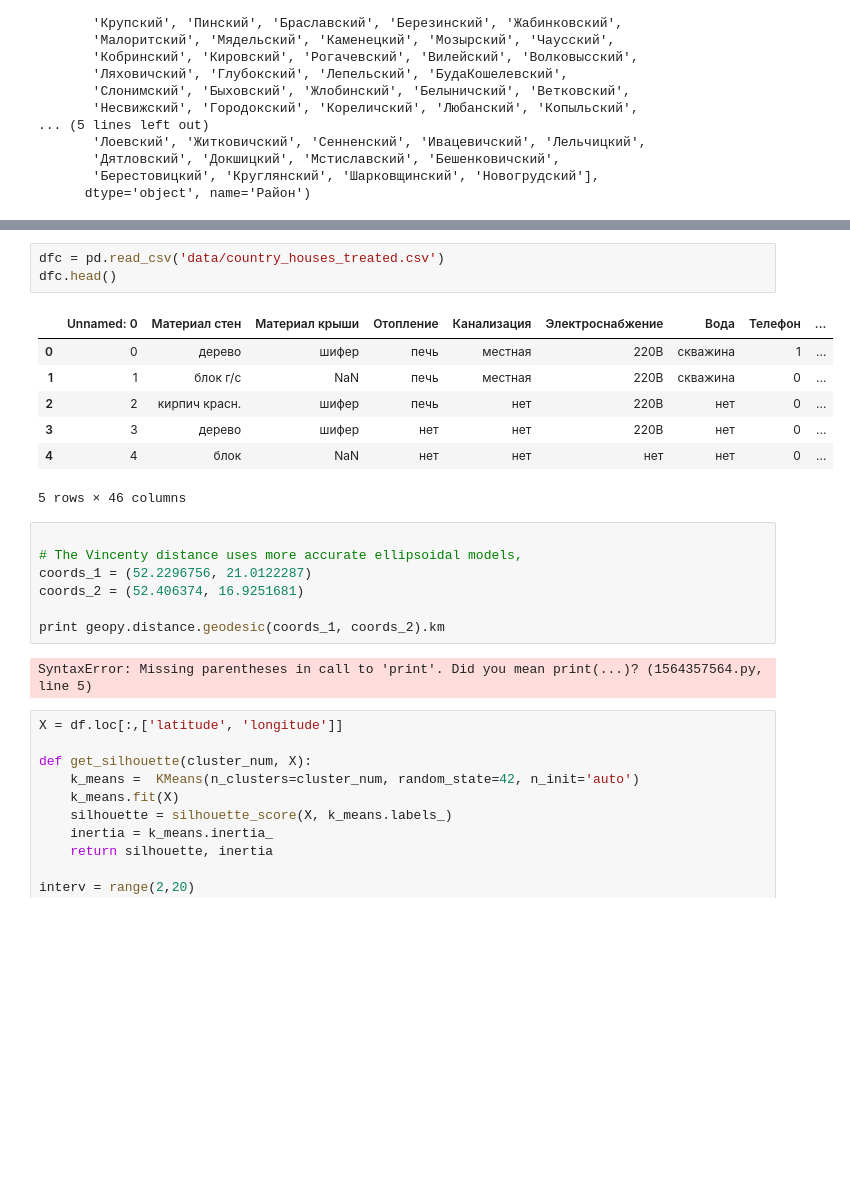
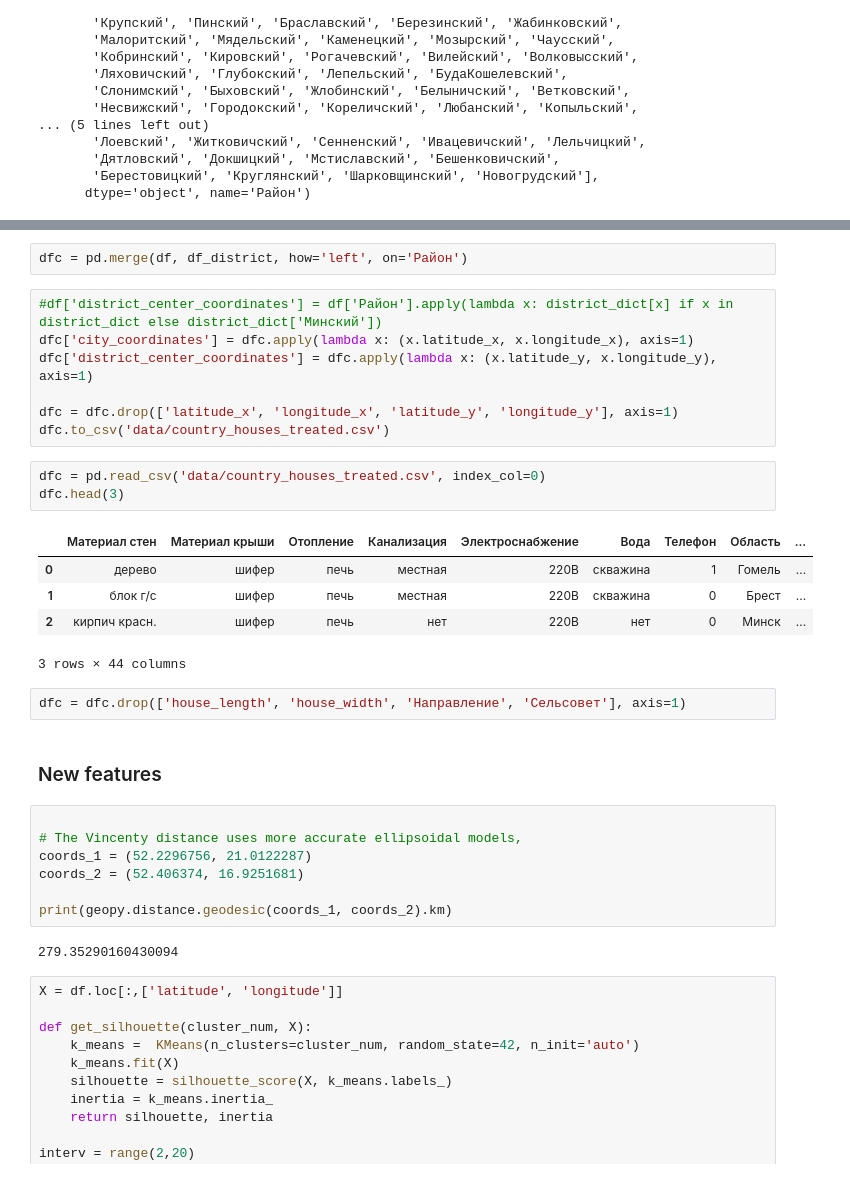
Before and after one commit to ssiarhei115/CountryHouse-price-prediction, a Jupyter notebook: code.ipynb, the cells around one changed output, grey strips where cells are left out. Saved outputs shown, nothing was run; the diff lists cells and outputs as text; blank space fills up the shorter version.

```diff
--- a/code.ipynb
+++ b/code.ipynb
@@ -653,23 +652,34 @@ df.to_csv('data/country_houses_treated2.csv')
+# %%
+dfc = pd.merge(df, df_district, how='left', on='Район')
+# %%
+#df['district_center_coordinates'] = df['Район'].apply(lambda x: district_dict[x] if x in district_dict else district_dict['Минский'])
+dfc['city_coordinates'] = dfc.apply(lambda x: (x.latitude_x, x.longitude_x), axis=1)
+dfc['district_center_coordinates'] = dfc.apply(lambda x: (x.latitude_y, x.longitude_y), axis=1)
+
+dfc = dfc.drop(['latitude_x', 'longitude_x', 'latitude_y', 'longitude_y'], axis=1)
+dfc.to_csv('data/country_houses_treated.csv')
 # %%
-dfc = pd.read_csv('data/country_houses_treated.csv')
-dfc.head()
+dfc = pd.read_csv('data/country_houses_treated.csv', index_col=0)
+dfc.head(3)
 # %% [output]
-|  | Unnamed: 0 | Материал стен | Материал крыши | Отопление | Канализация | Электроснабжение | Вода | Телефон | ... |
-| 0 | 0 | дерево | шифер | печь | местная | 220В | скважина | 1 | ... |
-| 1 | 1 | блок г/с | NaN | печь | местная | 220В | скважина | 0 | ... |
-| 2 | 2 | кирпич красн. | шифер | печь | нет | 220В | нет | 0 | ... |
-| 3 | 3 | дерево | шифер | нет | нет | 220В | нет | 0 | ... |
-| 4 | 4 | блок | NaN | нет | нет | нет | нет | 0 | ... |
+|  | Материал стен | Материал крыши | Отопление | Канализация | Электроснабжение | Вода | Телефон | Область | ... |
+| 0 | дерево | шифер | печь | местная | 220В | скважина | 1 | Гомель | ... |
+| 1 | блок г/с | шифер | печь | местная | 220В | скважина | 0 | Брест | ... |
+| 2 | кирпич красн. | шифер | печь | нет | 220В | нет | 0 | Минск | ... |
-5 rows × 46 columns
+3 rows × 44 columns
+# %%
+dfc = dfc.drop(['house_length', 'house_width', 'Направление', 'Сельсовет'], axis=1)
+# %% [markdown]
+### New features
 # %%
 
 # The Vincenty distance uses more accurate ellipsoidal models,
 coords_1 = (52.2296756, 21.0122287)
 coords_2 = (52.406374, 16.9251681)
 
-print geopy.distance.geodesic(coords_1, coords_2).km
+print(geopy.distance.geodesic(coords_1, coords_2).km)
 # %% [output]
-SyntaxError: Missing parentheses in call to 'print'. Did you mean print(...)? (1564357564.py, line 5)
+279.35290160430094
 # %%
 X = df.loc[:,['latitude', 'longitude']]
 
```
Also changed, not shown: parts of 19 cells of this notebook, 3 other files.
